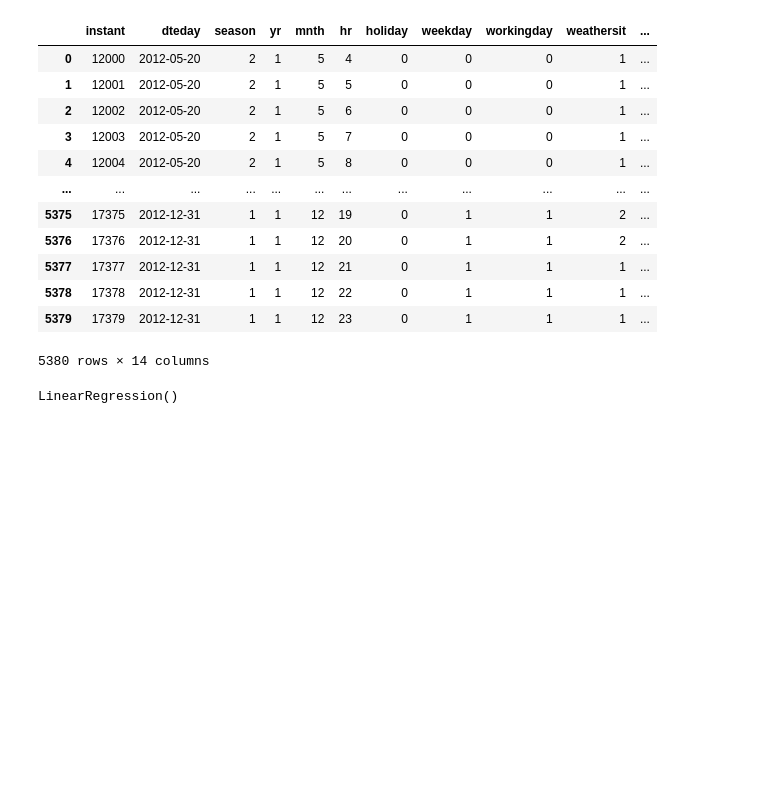
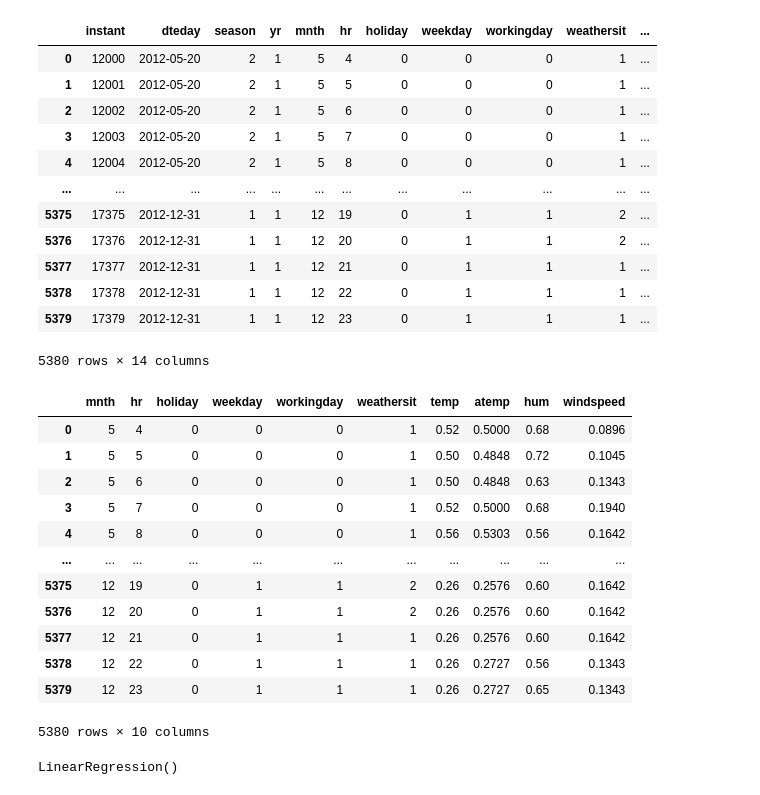
Before and after one commit to GonzaloPosse/Datathon, a Jupyter notebook: Gonza.ipynb, the cells around one changed output. Cells and saved outputs as stored; diff of their text form; code cells hidden in the pictures; blank space fills up the shorter version.

Commit message:
Prueba con test

```diff
--- a/Gonza.ipynb
+++ b/Gonza.ipynb
@@ -48,10 +48,28 @@ sns.set_style('darkgrid')
 y=train['cnt']
 # %%
 x=train[['mnth','hr','holiday','weekday','workingday','weathersit','temp','atemp','hum','windspeed']]
+# %%
+x2=test[['mnth','hr','holiday','weekday','workingday','weathersit','temp','atemp','hum','windspeed']]
 # %%
 X_train, X_test, y_train, y_test = train_test_split(x,y)
 # %%
 reg = LinearRegression()
+# %%
+x2
+# %% [output]
+|  | mnth | hr | holiday | weekday | workingday | weathersit | temp | atemp | hum | windspeed |
+| 0 | 5 | 4 | 0 | 0 | 0 | 1 | 0.52 | 0.5000 | 0.68 | 0.0896 |
+| 1 | 5 | 5 | 0 | 0 | 0 | 1 | 0.50 | 0.4848 | 0.72 | 0.1045 |
+| 2 | 5 | 6 | 0 | 0 | 0 | 1 | 0.50 | 0.4848 | 0.63 | 0.1343 |
+| 3 | 5 | 7 | 0 | 0 | 0 | 1 | 0.52 | 0.5000 | 0.68 | 0.1940 |
+| 4 | 5 | 8 | 0 | 0 | 0 | 1 | 0.56 | 0.5303 | 0.56 | 0.1642 |
+| ... | ... | ... | ... | ... | ... | ... | ... | ... | ... | ... |
+| 5375 | 12 | 19 | 0 | 1 | 1 | 2 | 0.26 | 0.2576 | 0.60 | 0.1642 |
+| 5376 | 12 | 20 | 0 | 1 | 1 | 2 | 0.26 | 0.2576 | 0.60 | 0.1642 |
+| 5377 | 12 | 21 | 0 | 1 | 1 | 1 | 0.26 | 0.2576 | 0.60 | 0.1642 |
+| 5378 | 12 | 22 | 0 | 1 | 1 | 1 | 0.26 | 0.2727 | 0.56 | 0.1343 |
+| 5379 | 12 | 23 | 0 | 1 | 1 | 1 | 0.26 | 0.2727 | 0.65 | 0.1343 |
+5380 rows × 10 columns
 # %%
 reg.fit(X_train, y_train)
 # %% [output]
```
Also changed, not shown: parts of 4 cells of this notebook, 1 other file.
